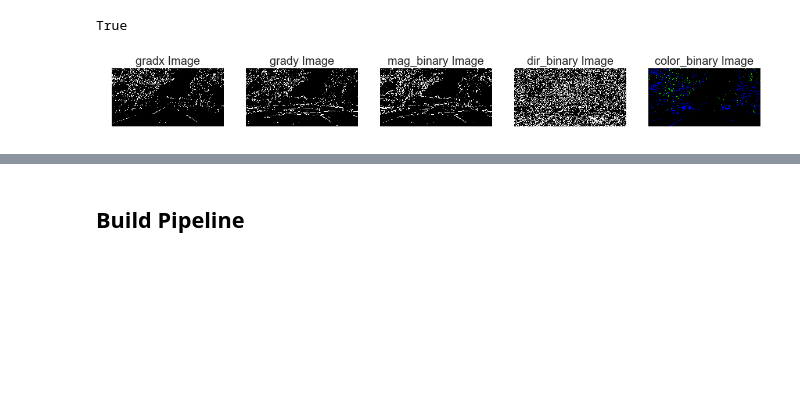
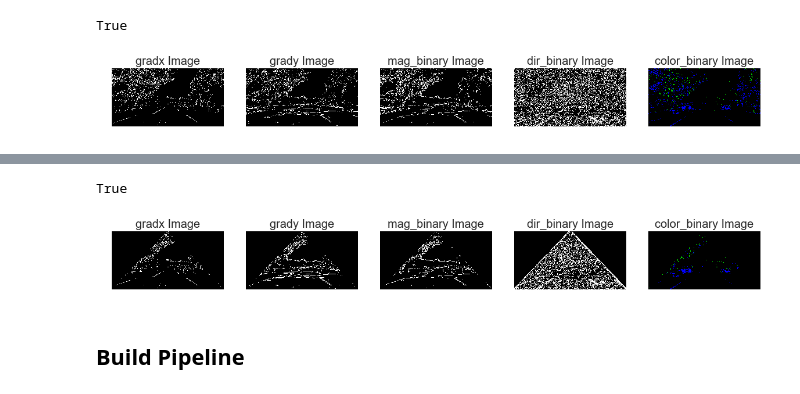
Before and after one commit to BernhardRode/CarND-Advanced-Lane-Lines, a Jupyter notebook: CarND-Advanced-Lane-Lines-P4-Part1.ipynb, the cells around one changed output, grey strips where cells are left out. Cells and saved outputs as stored; diff of their text form; code cells hidden in the pictures; blank space fills up the shorter version.

```diff
--- a/CarND-Advanced-Lane-Lines-P4-Part1.ipynb
+++ b/CarND-Advanced-Lane-Lines-P4-Part1.ipynb
@@ -363,3 +447,31 @@ True
+# %%
+%matplotlib inline
+# Visualize undistortion
+f, (ax1, ax2, ax3, ax4, ax5) = plt.subplots(1, 5, figsize=(20,10))
+ax1.imshow(gradx, cmap='gray')
+ax1.axis('off')
+ax1.set_title('gradx Image', fontsize=20)
+ax2.imshow(grady, cmap='gray')
+ax2.axis('off')
+ax2.set_title('grady Image', fontsize=20)
+ax3.imshow(mag_binary, cmap='gray')
+ax3.axis('off')
+ax3.set_title('mag_binary Image', fontsize=20)
+ax4.imshow(dir_binary, cmap='gray')
+ax4.axis('off')
+ax4.set_title('dir_binary Image', fontsize=20)
+ax5.imshow(color_binary)
+ax5.axis('off')
+ax5.set_title('color_binary Image', fontsize=20)
+
+cv2.imwrite(test_undist_gradx, bin_to_rgb(gradx))
+cv2.imwrite(test_undist_grady, bin_to_rgb(grady))
+cv2.imwrite(test_undist_mag_binary, bin_to_rgb(mag_binary))
+cv2.imwrite(test_undist_dir_binary, bin_to_rgb(np.uint8(dir_binary)))
+cv2.imwrite(test_undist_color_binary, np.uint8(color_binary)) # Don't know, why the written file is just black....
+# %% [output]
+True
+[figure, added]
 # %% [markdown]
 ## Build Pipeline
 # %% [markdown]
```
Also changed, not shown: parts of 23 cells of this notebook, 16 other files.
